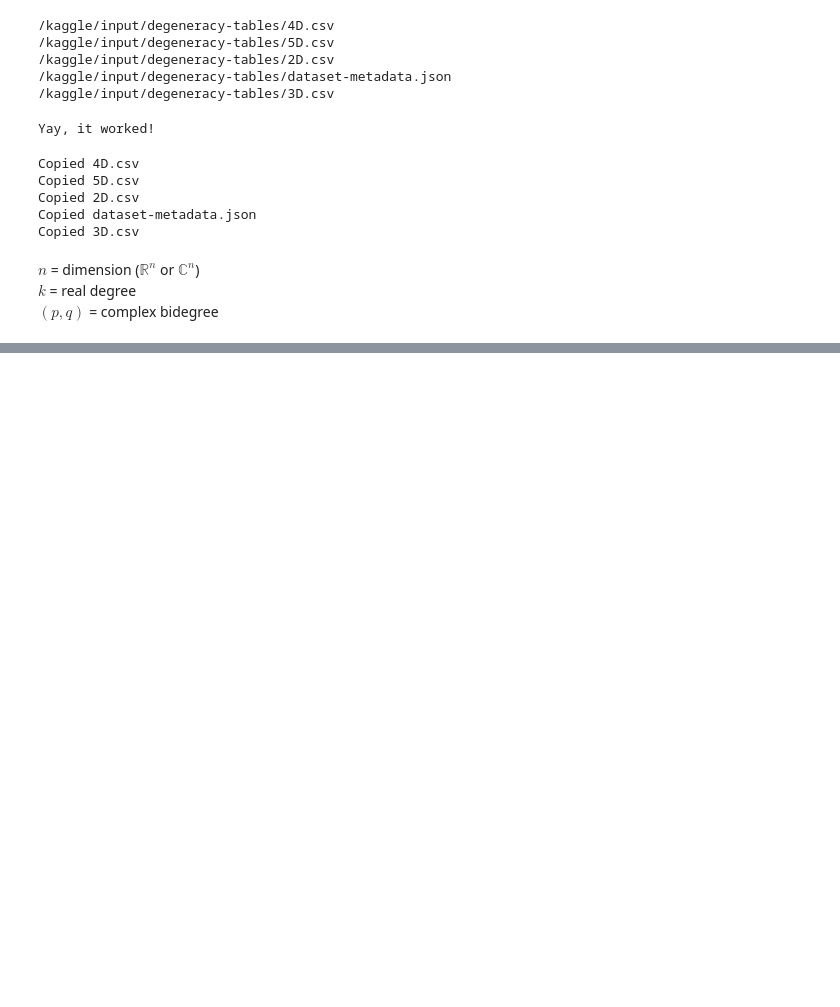
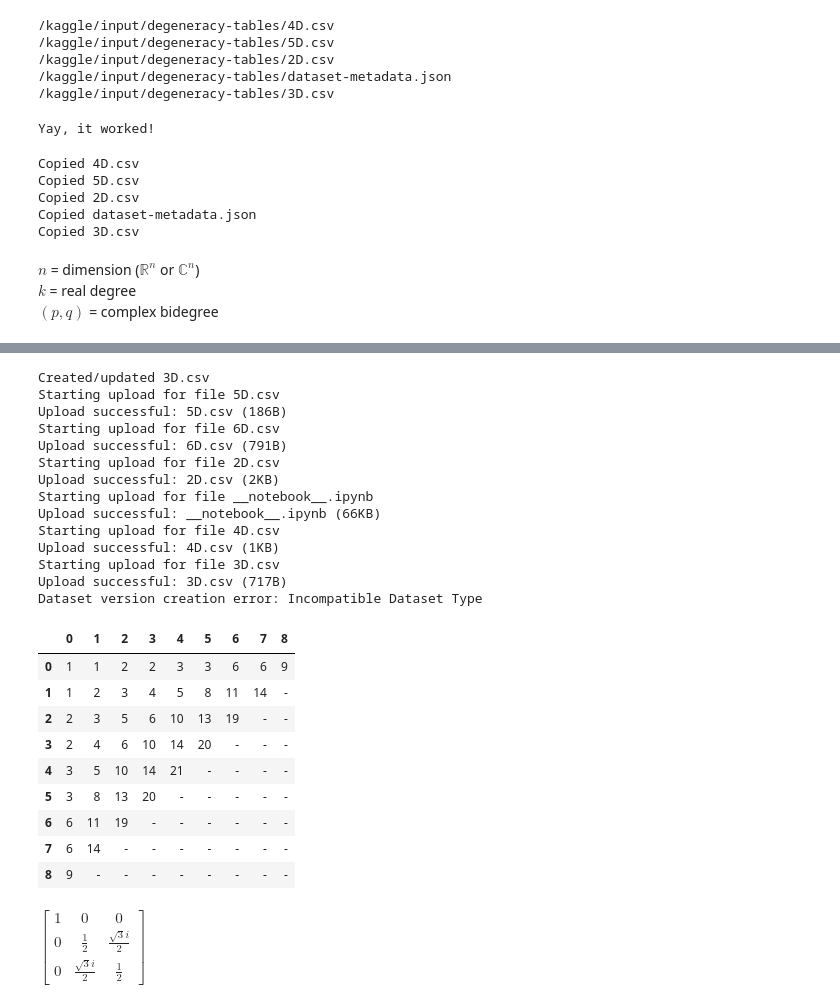
Before and after one commit to tkiran27/Harmonic_Bases_and_Degeneracy_Tables, a Jupyter notebook: harmonic-invariant-basis.ipynb, the cells around one changed output, grey strips where cells are left out. Cells and saved outputs as stored; diff of their text form; code cells hidden in the pictures; blank space fills up the shorter version.

```diff
--- a/harmonic-invariant-basis.ipynb
+++ b/harmonic-invariant-basis.ipynb
@@ -376,0 +475,33 @@ Dataset version creation error: Incompatible Dataset Type
+# %%
+B=diag(1,D)
+B
+degeneracy_table(B,8)
+# %% [output]
+Created/updated 3D.csv
+Starting upload for file 5D.csv
+Upload successful: 5D.csv (186B)
+Starting upload for file 6D.csv
+Upload successful: 6D.csv (791B)
+Starting upload for file 2D.csv
+Upload successful: 2D.csv (2KB)
+Starting upload for file __notebook__.ipynb
+Upload successful: __notebook__.ipynb (66KB)
+Starting upload for file 4D.csv
+Upload successful: 4D.csv (1KB)
+Starting upload for file 3D.csv
+Upload successful: 3D.csv (717B)
+Dataset version creation error: Incompatible Dataset Type
+|  | 0 | 1 | 2 | 3 | 4 | 5 | 6 | 7 | 8 |
+| 0 | 1 | 1 | 2 | 2 | 3 | 3 | 6 | 6 | 9 |
+| 1 | 1 | 2 | 3 | 4 | 5 | 8 | 11 | 14 | - |
+| 2 | 2 | 3 | 5 | 6 | 10 | 13 | 19 | - | - |
+| 3 | 2 | 4 | 6 | 10 | 14 | 20 | - | - | - |
+| 4 | 3 | 5 | 10 | 14 | 21 | - | - | - | - |
+| 5 | 3 | 8 | 13 | 20 | - | - | - | - | - |
+| 6 | 6 | 11 | 19 | - | - | - | - | - | - |
+| 7 | 6 | 14 | - | - | - | - | - | - | - |
+| 8 | 9 | - | - | - | - | - | - | - | - |
+# %%
+B
+# %% [output]
+$\displaystyle \left[\begin{matrix}1 & 0 & 0\\0 & \frac{1}{2} & \frac{\sqrt{3} i}{2}\\0 & \frac{\sqrt{3} i}{2} & \frac{1}{2}\end{matrix}\right]$
```
Also changed, not shown: parts of 15 cells of this notebook.
